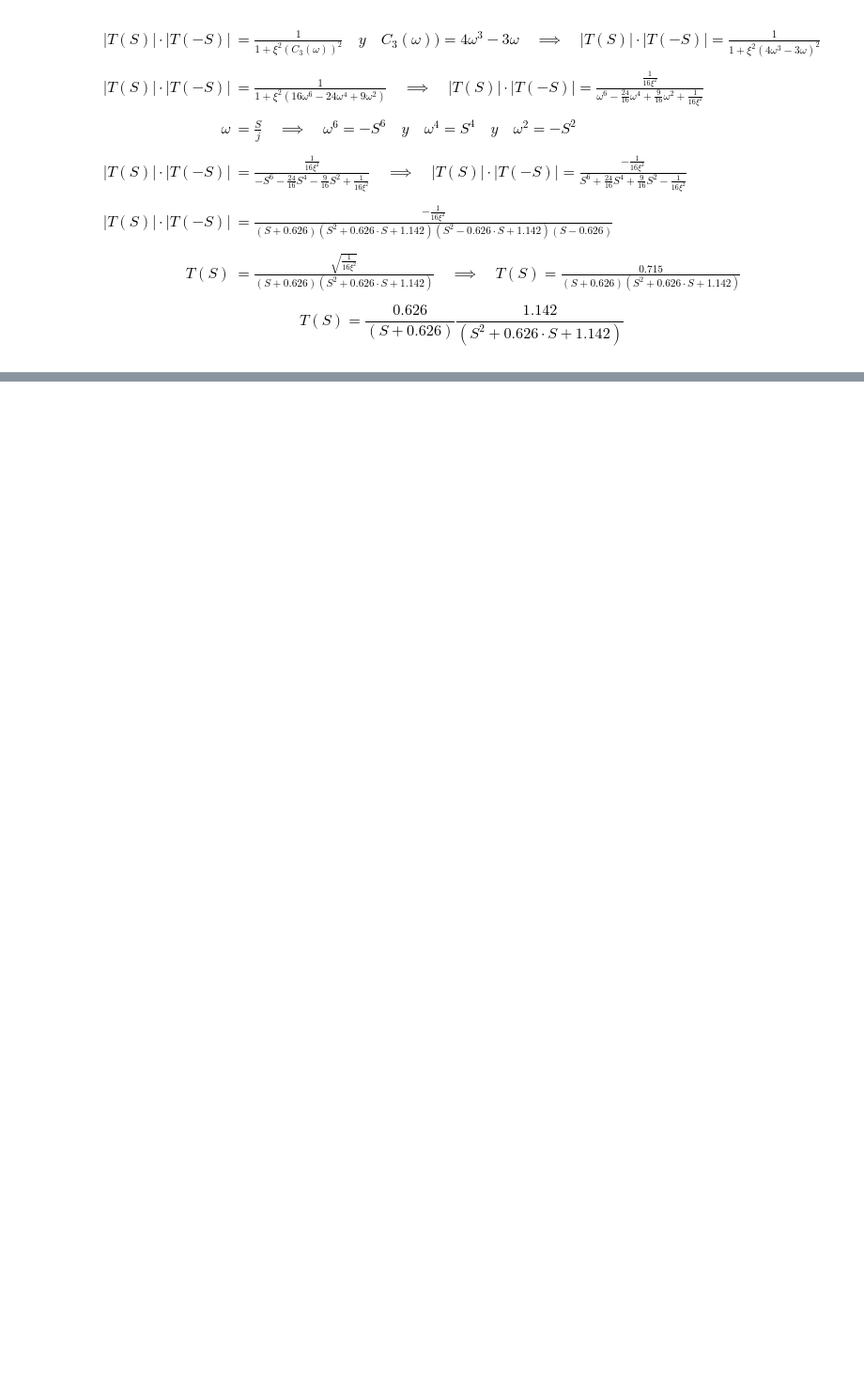
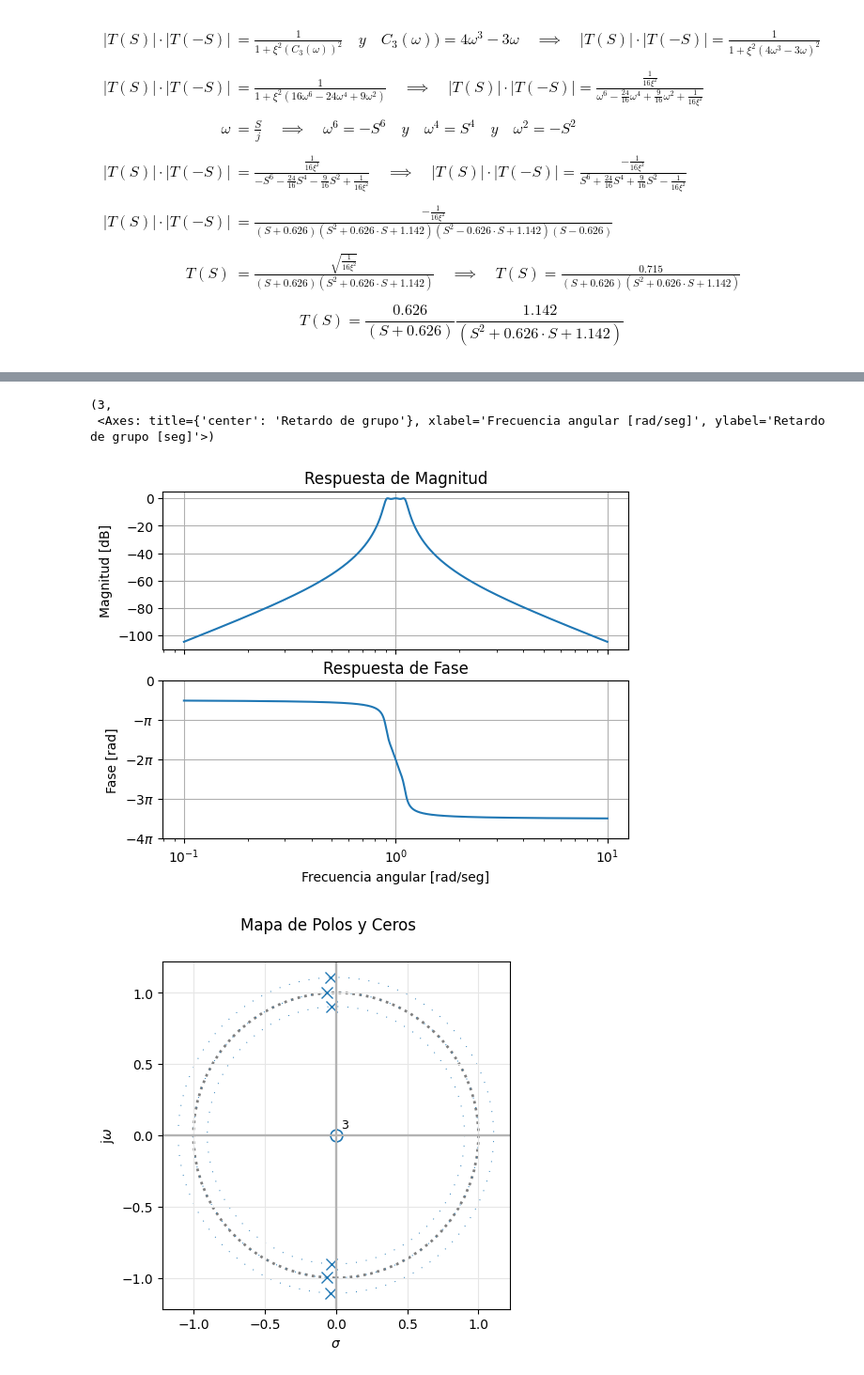
Before and after one commit to ThiagoAlterino/tareas_tc2, a Jupyter notebook: Tarea_4/Tarea_4.ipynb, the cells around one changed output, grey strips where cells are left out. Shown at 94% size. Drawn from its saved outputs; the diff is of its cells as text; code cells hidden in the pictures; blank space fills up the shorter version.

```diff
--- a/Tarea_4/Tarea_4.ipynb
+++ b/Tarea_4/Tarea_4.ipynb
@@ -51,0 +70,40 @@ $$\boxed{T(S) = \frac{0.626}{(S+0.626)}\frac{1.142}{(S^2+0.626·S+1.142)}}$$
+# %%
+#Librerias Externas
+from scipy import signal
+import matplotlib.pyplot as plt
+import numpy as np
+
+#Libreria TC2
+from pytc2.sistemas_lineales import pzmap, GroupDelay, bodePlot
+
+#  Implementacion de filtro pasa banda Chebyshev de orden 6
+
+# 1er etapa filtro pasabajo de orden 2
+num1 = [1,0]
+den1 = [1,0.125,1]
+
+# 2da etapa filtro pasabajo de orden 2
+num2 = [1,0]
+den2 = [1,0.069,1.226]
+
+# 3er etapa filtro pasabajo de orden 2
+num3 = [0.00572,0]
+den3 = [1,0.056,0.815]
+
+num = np.convolve(num1, np.convolve(num2, num3))
+den = np.convolve(den1, np.convolve(den2, den3))
+
+TF = signal.TransferFunction(num, den)
+
+plt.close('all')
+
+bodePlot(TF, fig_id=1)
+
+pzmap(TF, fig_id=2)
+
+GroupDelay(TF, fig_id=3)
+# %% [output]
+(3,
+ <Axes: title={'center': 'Retardo de grupo'}, xlabel='Frecuencia angular [rad/seg]', ylabel='Retardo de grupo [seg]'>)
+[figure, added]
+[figure, added]
```
Also changed, not shown: parts of 10 cells of this notebook, 1 other file.
